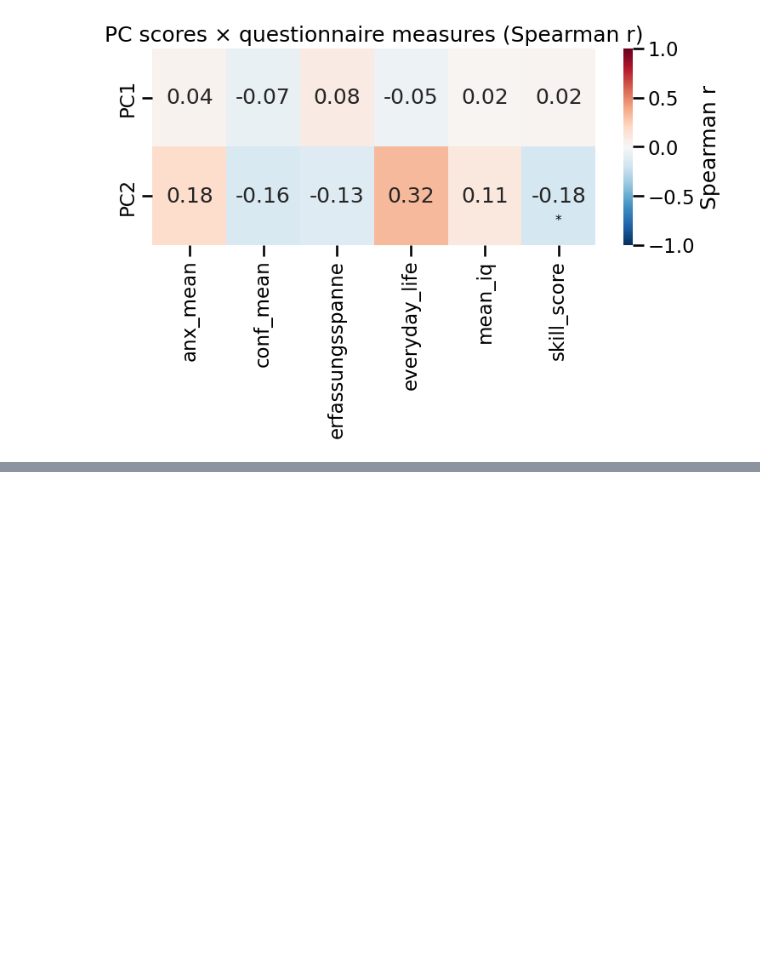
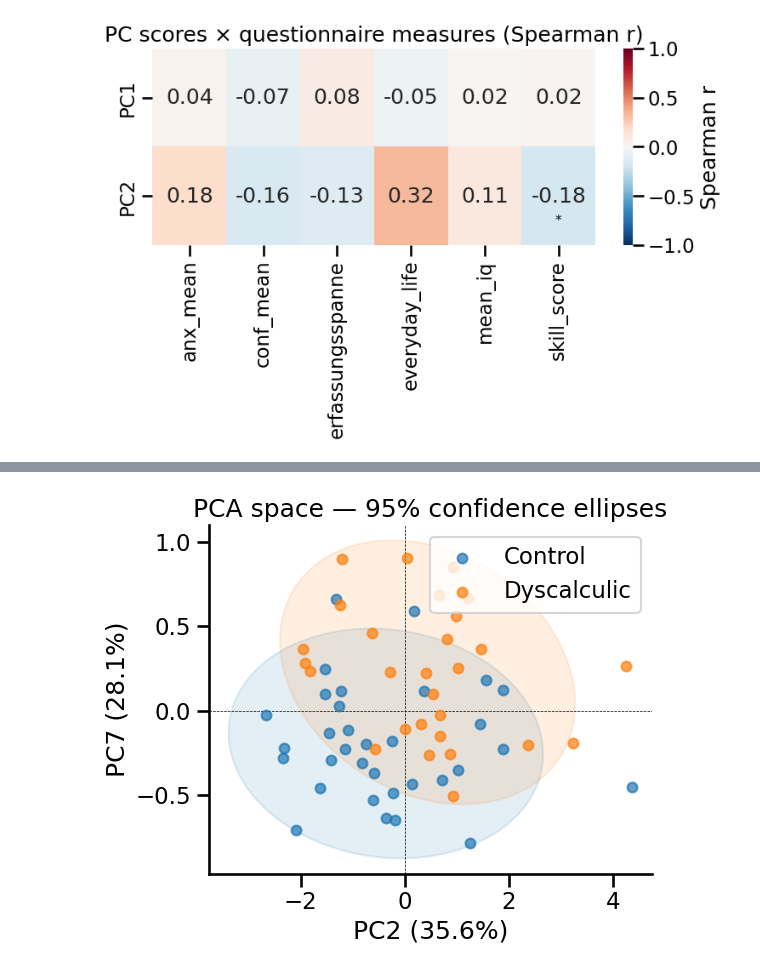
Before and after one commit to mrenke/numrisk, a Jupyter notebook: numrisk/visualize&plots&stats/paper_riskDD_04_corrBehavMeasures.ipynb, the cells around one changed output, grey strips where cells are left out. Cells and saved outputs as stored; diff of their text form; code cells hidden in the pictures; blank space fills up the shorter version.

```diff
--- a/numrisk/visualize&plots&stats/paper_riskDD_04_corrBehavMeasures.ipynb
+++ b/numrisk/visualize&plots&stats/paper_riskDD_04_corrBehavMeasures.ipynb
@@ -220,0 +254,40 @@ plt.tight_layout()
+# %%
+from matplotlib.patches import Ellipse
+import matplotlib.transforms as transforms
+from statsmodels.multivariate.manova import MANOVA
+from sklearn.linear_model import LogisticRegression
+from sklearn.model_selection import LeaveOneOut, cross_val_predict
+from sklearn.metrics import accuracy_score, roc_auc_score
+
+def confidence_ellipse(x, y, ax, n_std=2.0, **kwargs):
+    cov = np.cov(x, y)
+    pearson = cov[0,1] / np.sqrt(cov[0,0] * cov[1,1])
+    rx, ry = np.sqrt(1 + pearson), np.sqrt(1 - pearson)
+    ellipse = Ellipse((0,0), width=rx*2, height=ry*2, **kwargs)
+    scale_x = np.sqrt(cov[0,0]) * n_std
+    scale_y = np.sqrt(cov[1,1]) * n_std
+    t = transforms.Affine2D().rotate_deg(45).scale(scale_x, scale_y).translate(x.mean(), y.mean())
+    ellipse.set_transform(t + ax.transData)
+    ax.add_patch(ellipse)
+
+# --- biplot PC1 × PC2 with ellipses ---
+first_pc = 'PC2'
+second_pc = 'PC7'  # choose another PC that shows group separation
+
+fig, ax = plt.subplots(figsize=(6, 5))
+sns.set_context('talk')
+
+for grp, grp_df in scores.groupby('group_label'):
+    ax.scatter(grp_df[first_pc], grp_df[second_pc], color=pal[grp], label=grp, alpha=0.7, s=50, zorder=3)
+    confidence_ellipse(grp_df[first_pc].values, grp_df[second_pc].values, ax,
+                       n_std=2.0, edgecolor=pal[grp], facecolor=pal[grp], alpha=0.12, lw=1.5)
+
+ax.axhline(0, color='k', lw=0.5, ls='--')
+ax.axvline(0, color='k', lw=0.5, ls='--')
+ax.set(xlabel=f'{first_pc} ({var_exp[0]:.1f}%)', ylabel=f'{second_pc} ({var_exp[1]:.1f}%)',
+       title='PCA space — 95% confidence ellipses')
+ax.legend(title='')
+sns.despine()
+plt.tight_layout()
+# %% [output]
+[figure, added]
```
Also changed, not shown: parts of 6 cells of this notebook.
